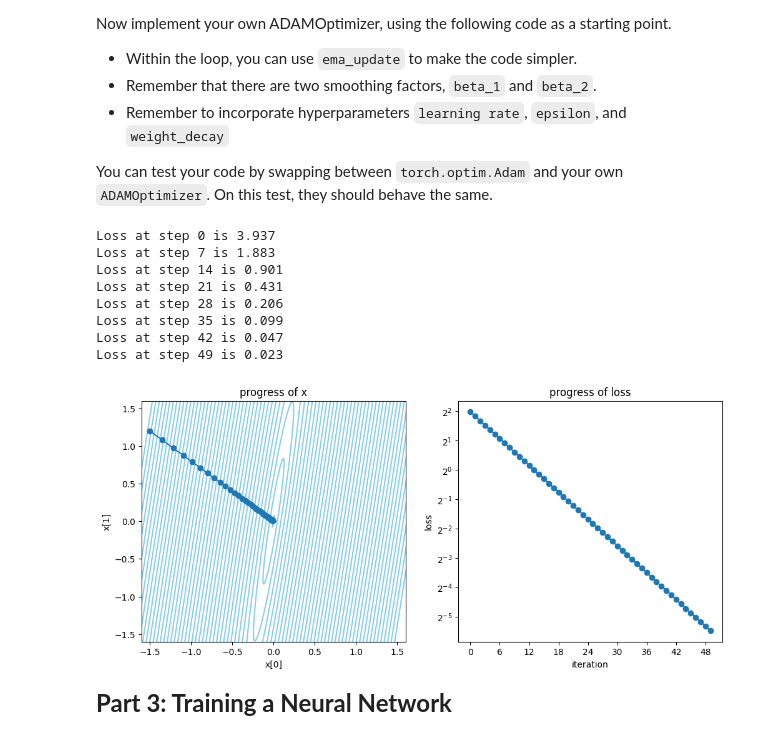
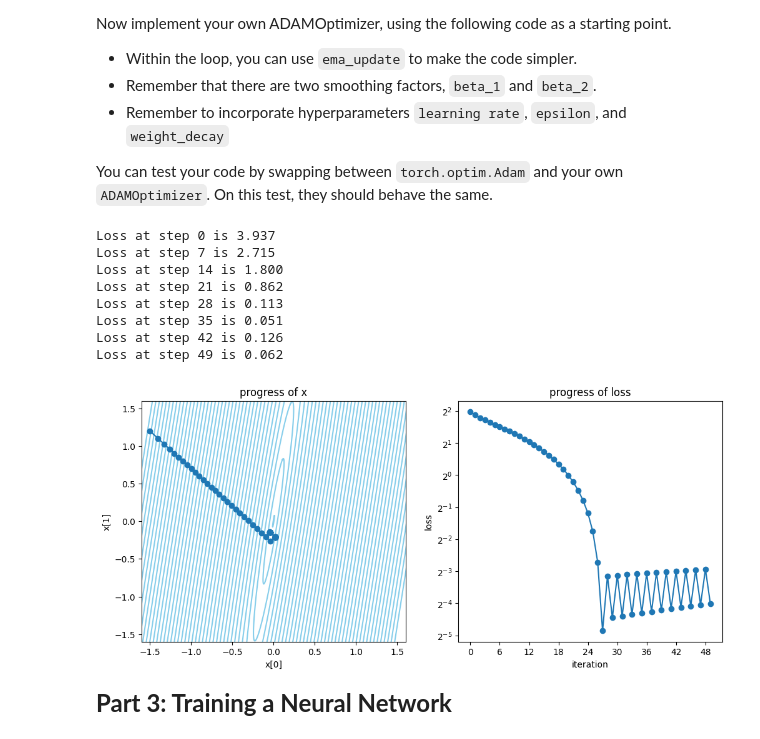
Before and after one commit to karan-mudaliar/Deep-Learning, a Jupyter notebook: HW2_1_OptimizationAndNetworkArchitecture.ipynb, the cells around one changed output. Cells and saved outputs as stored; diff of their text form; code cells hidden in the pictures.

```diff
--- a/HW2_1_OptimizationAndNetworkArchitecture.ipynb
+++ b/HW2_1_OptimizationAndNetworkArchitecture.ipynb
@@ -589,11 +589,11 @@ class ADAMOptimizer():
                 # There is a difference between saying m_star = something and
                 # m_star[...] = something.
                 ################################################################
-                m_star = ema_update(x.grad, self.beta_1, self.t, m_star)
-                v, v_star = ema_update(x.grad**2, self.beta_2, self.t, v_star)
+                g = x.grad + self.weight_decay * x
+                m, m_star = ema_update(g, self.beta_1, self.t, m_star)
+                v, v_star = ema_update(g ** 2, self.beta_2, self.t, v_star)
 
-                x -= (self.lr * m / (torch.sqrt(v) + self.eps) + x * weight_decay)
-
+                x -= self.lr * m / (torch.sqrt(v) + self.eps)
                 ################################################################
                 #                             END OF YOUR CODE                 #
                 ################################################################
@@ -603,41 +603,41 @@ class ADAMOptimizer():
 
 
 # TEST CODE BELOW
 # 'x' variable = is the current estimate which will be updated iteratively during the optimization.
 # 'L' function = the quadratic loss function we will use.  This one can also plot its inputs and outputs.
 # 'learning_rate' = is the step size that is used to update the solution
 
 x = torch.tensor([-1.5, 1.2])
 x.requires_grad = True # This tells PyTorch that the x variable will be used to calculate gradients.
 
 L = LossFunctionWithPlot()
 
 learning_rate = 0.1
 weight_decay = 0.1
 
 # If you switch this for torch.optim.Adam, it should behave exactly the same.
 optimizer = ADAMOptimizer([x], lr=learning_rate, weight_decay=weight_decay)
 #optimizer = torch.optim.Adam([x], lr=learning_rate, weight_decay=weight_decay)
 
 for iter in range(50):
     loss = L(x)
     if iter % 7 == 0: print(f'Loss at step {iter} is {loss.item():.3f}')
     loss.backward()
     with torch.no_grad():
         optimizer.step()
     optimizer.zero_grad()
 
 L.plot_history()
 # %% [output]
 Loss at step 0 is 3.937
-Loss at step 7 is 1.883
-Loss at step 14 is 0.901
-Loss at step 21 is 0.431
-Loss at step 28 is 0.206
-Loss at step 35 is 0.099
-Loss at step 42 is 0.047
-Loss at step 49 is 0.023
+Loss at step 7 is 2.715
+Loss at step 14 is 1.800
+Loss at step 21 is 0.862
+Loss at step 28 is 0.113
+Loss at step 35 is 0.051
+Loss at step 42 is 0.126
+Loss at step 49 is 0.062
-[figure, old version]
+[figure, new version]
 # %% [markdown]
 <font size='5'>**Part 3: Training a Neural Network**</font>
 # %% [markdown]
```
Also changed, not shown: parts of 7 cells of this notebook.
